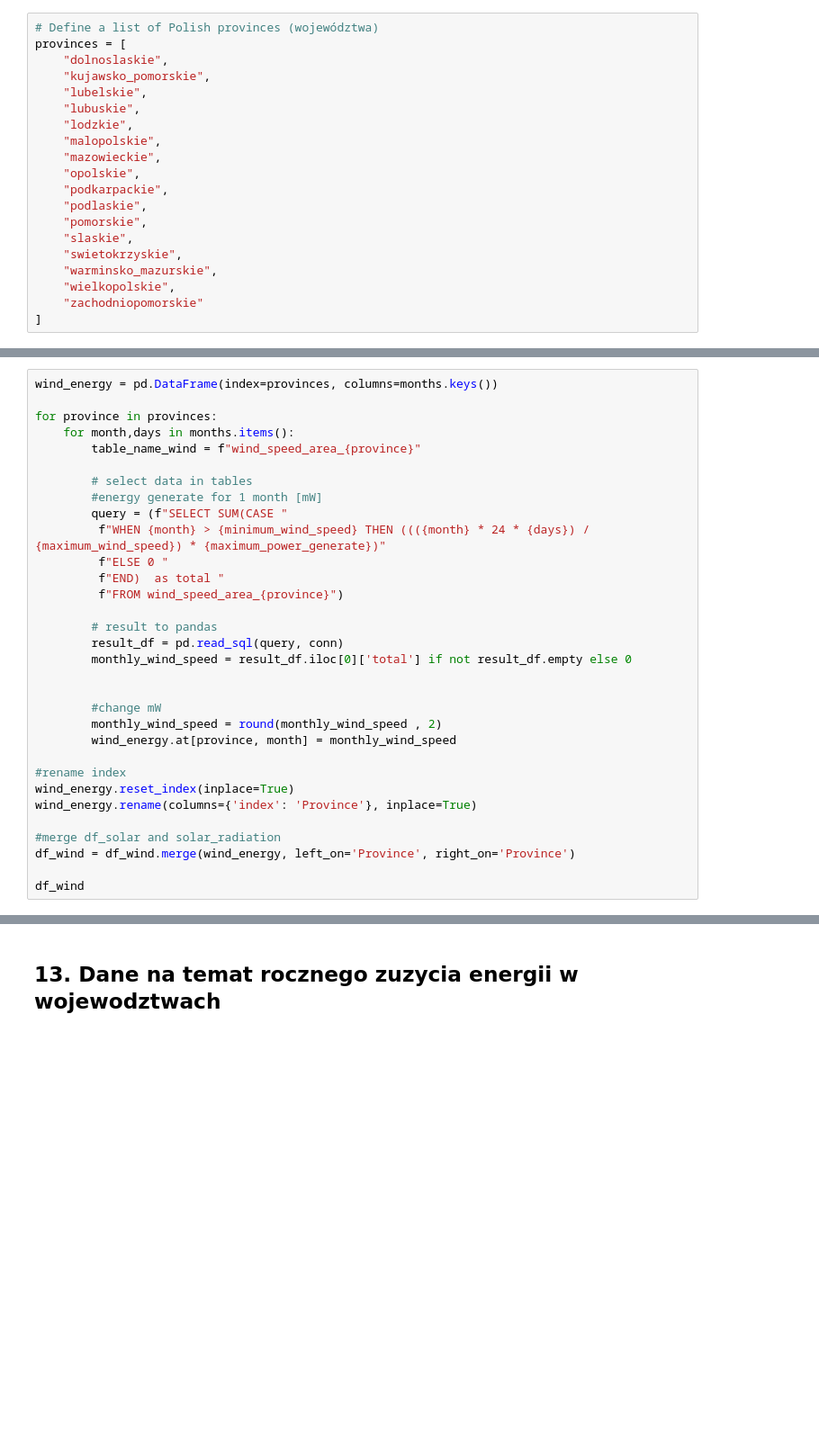
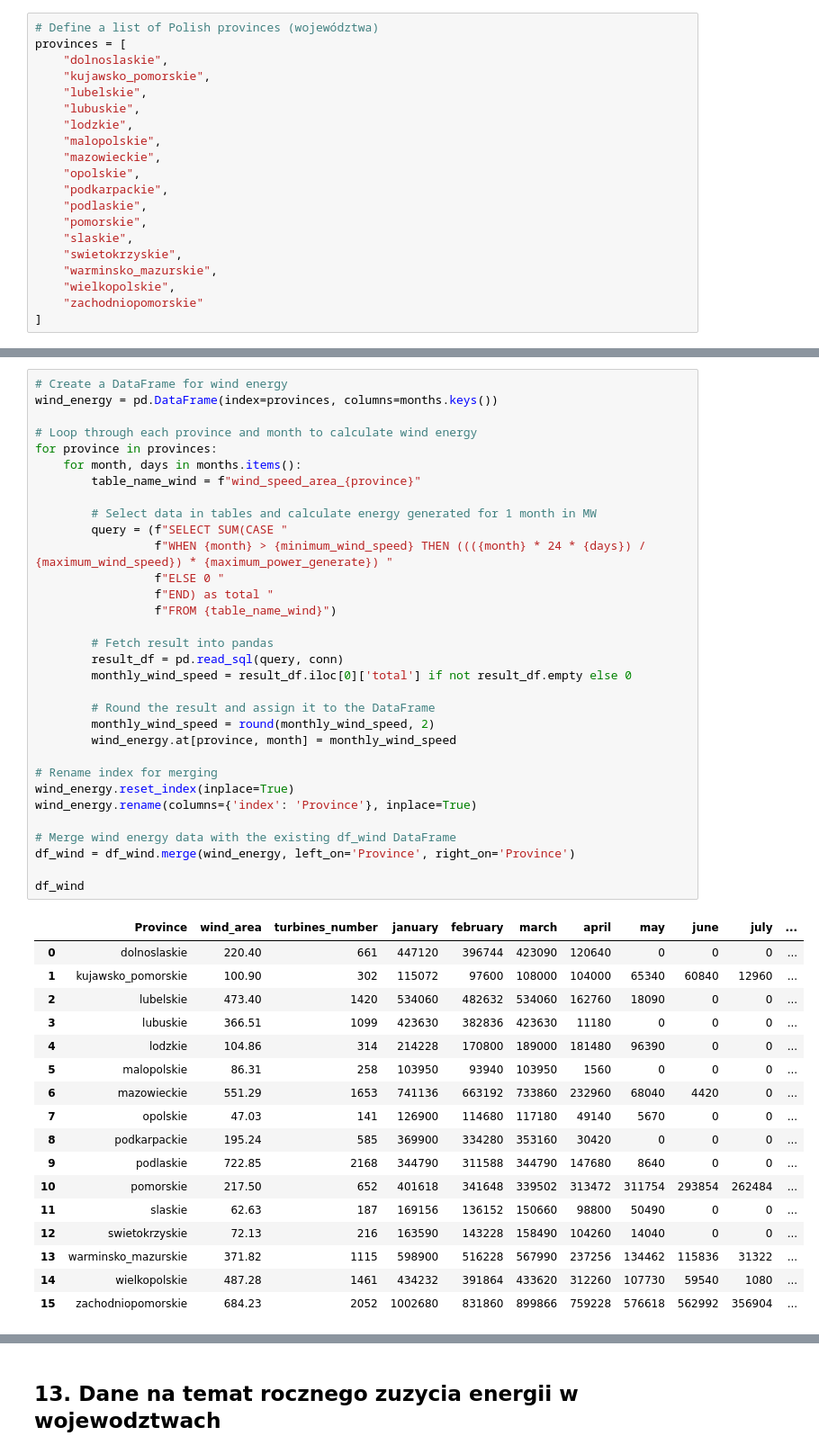
Before and after one commit to geoworldlook/Renewable_energy_optimum_location_function, a Jupyter notebook: Step_5_Analysis_Jupyter.ipynb, the cells around one changed output, grey strips where cells are left out. Shown: that part at 90% size. Drawn from its saved outputs; the diff is of its cells as text; blank space fills up the shorter version.

```diff
--- a/Step_5_Analysis_Jupyter.ipynb
+++ b/Step_5_Analysis_Jupyter.ipynb
@@ -299,33 +387,51 @@ maximum_power_generate = 2
 # %%
+# Create a DataFrame for wind energy
 wind_energy = pd.DataFrame(index=provinces, columns=months.keys())
 
+# Loop through each province and month to calculate wind energy
 for province in provinces:
-    for month,days in months.items():
+    for month, days in months.items():
         table_name_wind = f"wind_speed_area_{province}"
 
-        # select data in tables
-        #energy generate for 1 month [mW]
+        # Select data in tables and calculate energy generated for 1 month in MW
         query = (f"SELECT SUM(CASE "
-         f"WHEN {month} > {minimum_wind_speed} THEN ((({month} * 24 * {days}) / {maximum_wind_speed}) * {maximum_power_generate})"
-         f"ELSE 0 "
-         f"END)  as total "
-         f"FROM wind_speed_area_{province}")
+                 f"WHEN {month} > {minimum_wind_speed} THEN ((({month} * 24 * {days}) / {maximum_wind_speed}) * {maximum_power_generate}) "
+                 f"ELSE 0 "
+                 f"END) as total "
+                 f"FROM {table_name_wind}")
 
-        # result to pandas
+        # Fetch result into pandas
         result_df = pd.read_sql(query, conn)
         monthly_wind_speed = result_df.iloc[0]['total'] if not result_df.empty else 0
 
-
-        #change mW
-        monthly_wind_speed = round(monthly_wind_speed , 2)
+        # Round the result and assign it to the DataFrame
+        monthly_wind_speed = round(monthly_wind_speed, 2)
         wind_energy.at[province, month] = monthly_wind_speed
 
-#rename index
+# Rename index for merging
 wind_energy.reset_index(inplace=True)
 wind_energy.rename(columns={'index': 'Province'}, inplace=True)
 
-#merge df_solar and solar_radiation
+# Merge wind energy data with the existing df_wind DataFrame
 df_wind = df_wind.merge(wind_energy, left_on='Province', right_on='Province')
 
 df_wind
+# %% [output]
+|  | Province | wind_area | turbines_number | january | february | march | april | may | june | july | ... |
+| 0 | dolnoslaskie | 220.40 | 661 | 447120 | 396744 | 423090 | 120640 | 0 | 0 | 0 | ... |
+| 1 | kujawsko_pomorskie | 100.90 | 302 | 115072 | 97600 | 108000 | 104000 | 65340 | 60840 | 12960 | ... |
+| 2 | lubelskie | 473.40 | 1420 | 534060 | 482632 | 534060 | 162760 | 18090 | 0 | 0 | ... |
+| 3 | lubuskie | 366.51 | 1099 | 423630 | 382836 | 423630 | 11180 | 0 | 0 | 0 | ... |
+| 4 | lodzkie | 104.86 | 314 | 214228 | 170800 | 189000 | 181480 | 96390 | 0 | 0 | ... |
+| 5 | malopolskie | 86.31 | 258 | 103950 | 93940 | 103950 | 1560 | 0 | 0 | 0 | ... |
+| 6 | mazowieckie | 551.29 | 1653 | 741136 | 663192 | 733860 | 232960 | 68040 | 4420 | 0 | ... |
+| 7 | opolskie | 47.03 | 141 | 126900 | 114680 | 117180 | 49140 | 5670 | 0 | 0 | ... |
+| 8 | podkarpackie | 195.24 | 585 | 369900 | 334280 | 353160 | 30420 | 0 | 0 | 0 | ... |
+| 9 | podlaskie | 722.85 | 2168 | 344790 | 311588 | 344790 | 147680 | 8640 | 0 | 0 | ... |
+| 10 | pomorskie | 217.50 | 652 | 401618 | 341648 | 339502 | 313472 | 311754 | 293854 | 262484 | ... |
+| 11 | slaskie | 62.63 | 187 | 169156 | 136152 | 150660 | 98800 | 50490 | 0 | 0 | ... |
+| 12 | swietokrzyskie | 72.13 | 216 | 163590 | 143228 | 158490 | 104260 | 14040 | 0 | 0 | ... |
+| 13 | warminsko_mazurskie | 371.82 | 1115 | 598900 | 516228 | 567990 | 237256 | 134462 | 115836 | 31322 | ... |
+| 14 | wielkopolskie | 487.28 | 1461 | 434232 | 391864 | 433620 | 312260 | 107730 | 59540 | 1080 | ... |
+| 15 | zachodniopomorskie | 684.23 | 2052 | 1002680 | 831860 | 899866 | 759228 | 576618 | 562992 | 356904 | ... |
 # %% [markdown]
```
Also changed, not shown: parts of 36 cells of this notebook.
